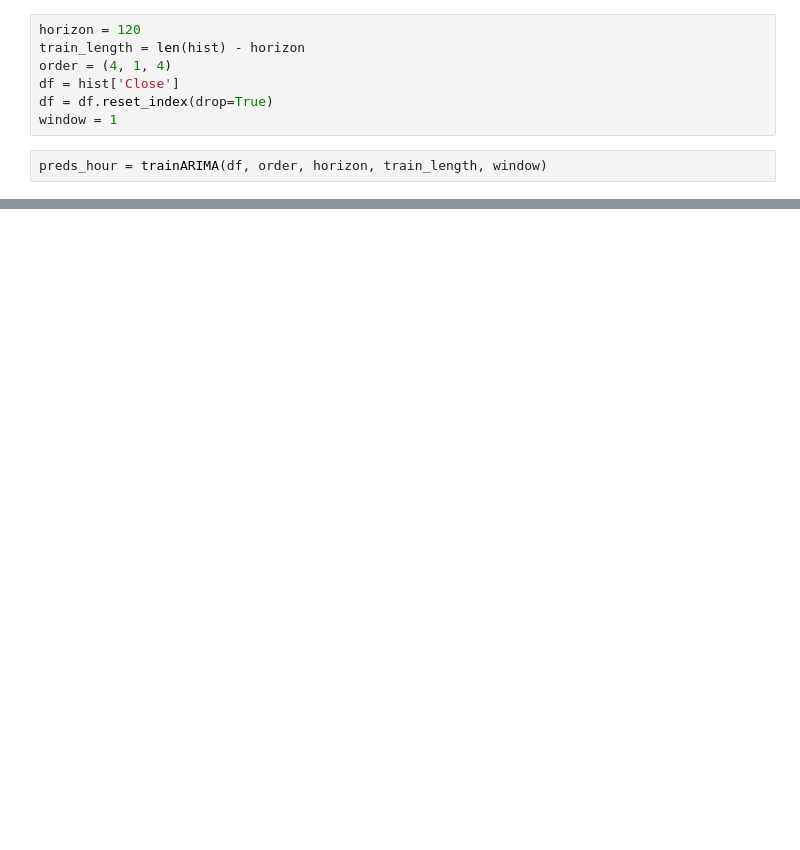
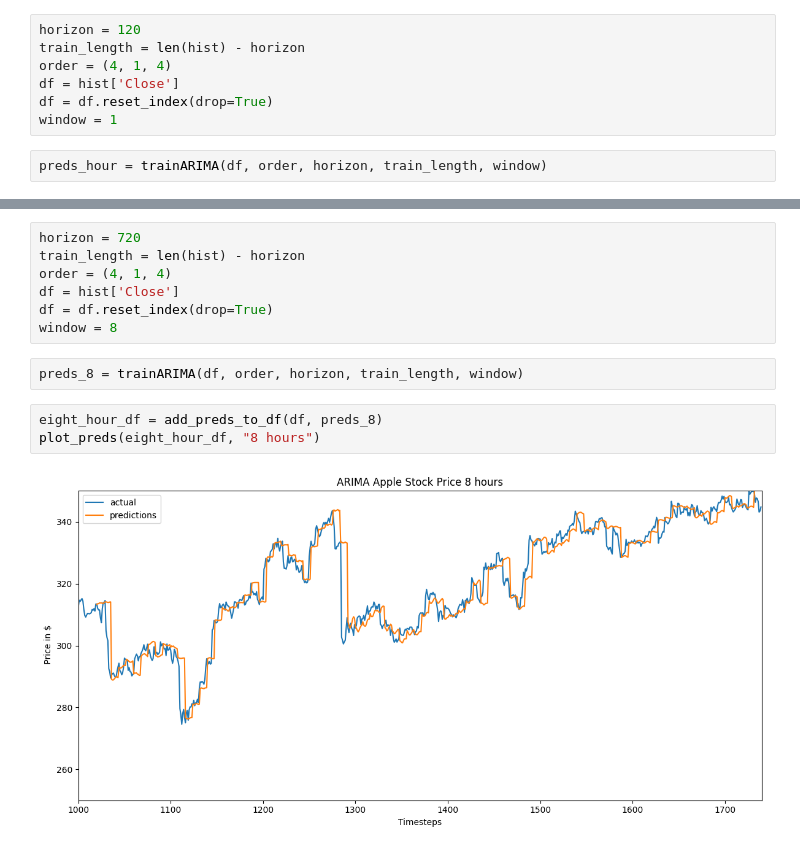
Before and after one commit to lewinskie254/stock-market-prediction, a Jupyter notebook: predict_stock_prices.ipynb, the cells around one changed output, grey strips where cells are left out. Cells and saved outputs as stored; diff of their text form; blank space fills up the shorter version.

```diff
--- a/predict_stock_prices.ipynb
+++ b/predict_stock_prices.ipynb
@@ -233,0 +234,14 @@ plot_preds(hourly_df, "1 hour", xlim=[320, 360], ylim=[1600, 1740])
+# %%
+horizon = 720
+train_length = len(hist) - horizon
+order = (4, 1, 4)
+df = hist['Close']
+df = df.reset_index(drop=True)
+window = 8
+# %%
+preds_8 = trainARIMA(df, order, horizon, train_length, window)
+# %%
+eight_hour_df = add_preds_to_df(df, preds_8)
+plot_preds(eight_hour_df, "8 hours")
+# %% [output]
+[figure, added]
```
Also changed, not shown: parts of 10 cells of this notebook.
